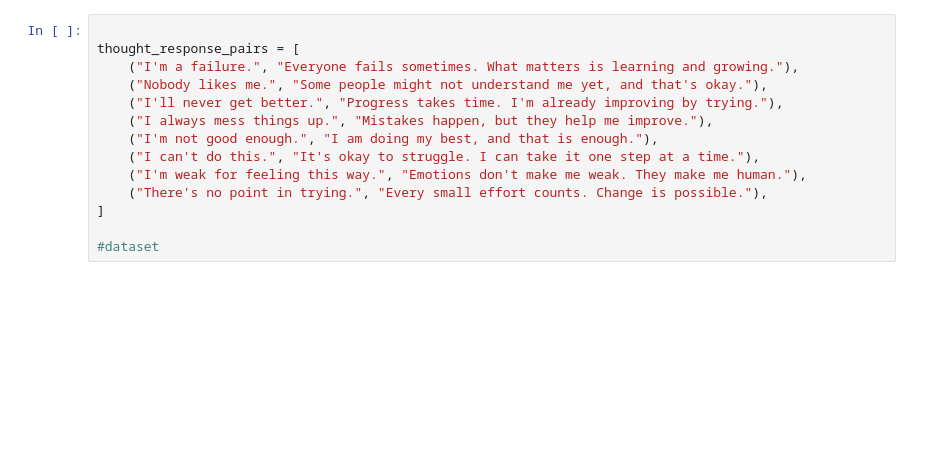
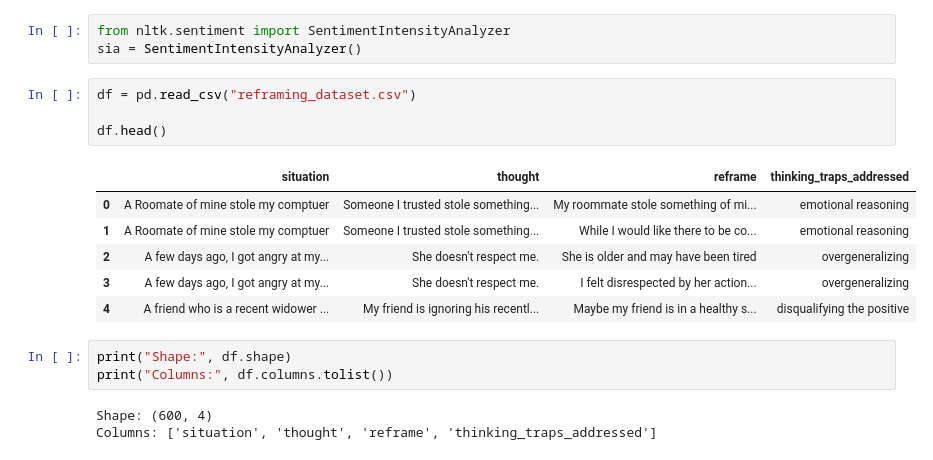
Before and after one commit to Hannah3126/Mind-Haven, a Jupyter notebook: CBT/CBT.ipynb, the cells around one changed output. Saved outputs shown, nothing was run; the diff lists cells and outputs as text; blank space fills up the shorter version.

Commit message:
CBT sentiment analysis progress

```diff
--- a/CBT/CBT.ipynb
+++ b/CBT/CBT.ipynb
@@ -12,14 +14,20 @@ import numpy as np
-# %%
-
-thought_response_pairs = [
-    ("I'm a failure.", "Everyone fails sometimes. What matters is learning and growing."),
-    ("Nobody likes me.", "Some people might not understand me yet, and that's okay."),
-    ("I'll never get better.", "Progress takes time. I'm already improving by trying."),
-    ("I always mess things up.", "Mistakes happen, but they help me improve."),
-    ("I'm not good enough.", "I am doing my best, and that is enough."),
-    ("I can't do this.", "It's okay to struggle. I can take it one step at a time."),
-    ("I'm weak for feeling this way.", "Emotions don't make me weak. They make me human."),
-    ("There's no point in trying.", "Every small effort counts. Change is possible."),
-]
-
-#dataset
+# %%
+from nltk.sentiment import SentimentIntensityAnalyzer
+sia = SentimentIntensityAnalyzer()
+# %%
+df = pd.read_csv("reframing_dataset.csv")
+
+df.head()
+# %% [output]
+|  | situation | thought | reframe | thinking_traps_addressed |
+| 0 | A Roomate of mine stole my comptuer | Someone I trusted stole something... | My roommate stole something of mi... | emotional reasoning |
+| 1 | A Roomate of mine stole my comptuer | Someone I trusted stole something... | While I would like there to be co... | emotional reasoning |
+| 2 | A few days ago, I got angry at my... | She doesn't respect me. | She is older and may have been tired | overgeneralizing |
+| 3 | A few days ago, I got angry at my... | She doesn't respect me. | I felt disrespected by her action... | overgeneralizing |
+| 4 | A friend who is a recent widower ... | My friend is ignoring his recentl... | Maybe my friend is in a healthy s... | disqualifying the positive |
+# %%
+print("Shape:", df.shape)
+print("Columns:", df.columns.tolist())
+# %% [output]
+Shape: (600, 4)
+Columns: ['situation', 'thought', 'reframe', 'thinking_traps_addressed']
```
Also changed, not shown: parts of 17 cells of this notebook, 3 other files.
